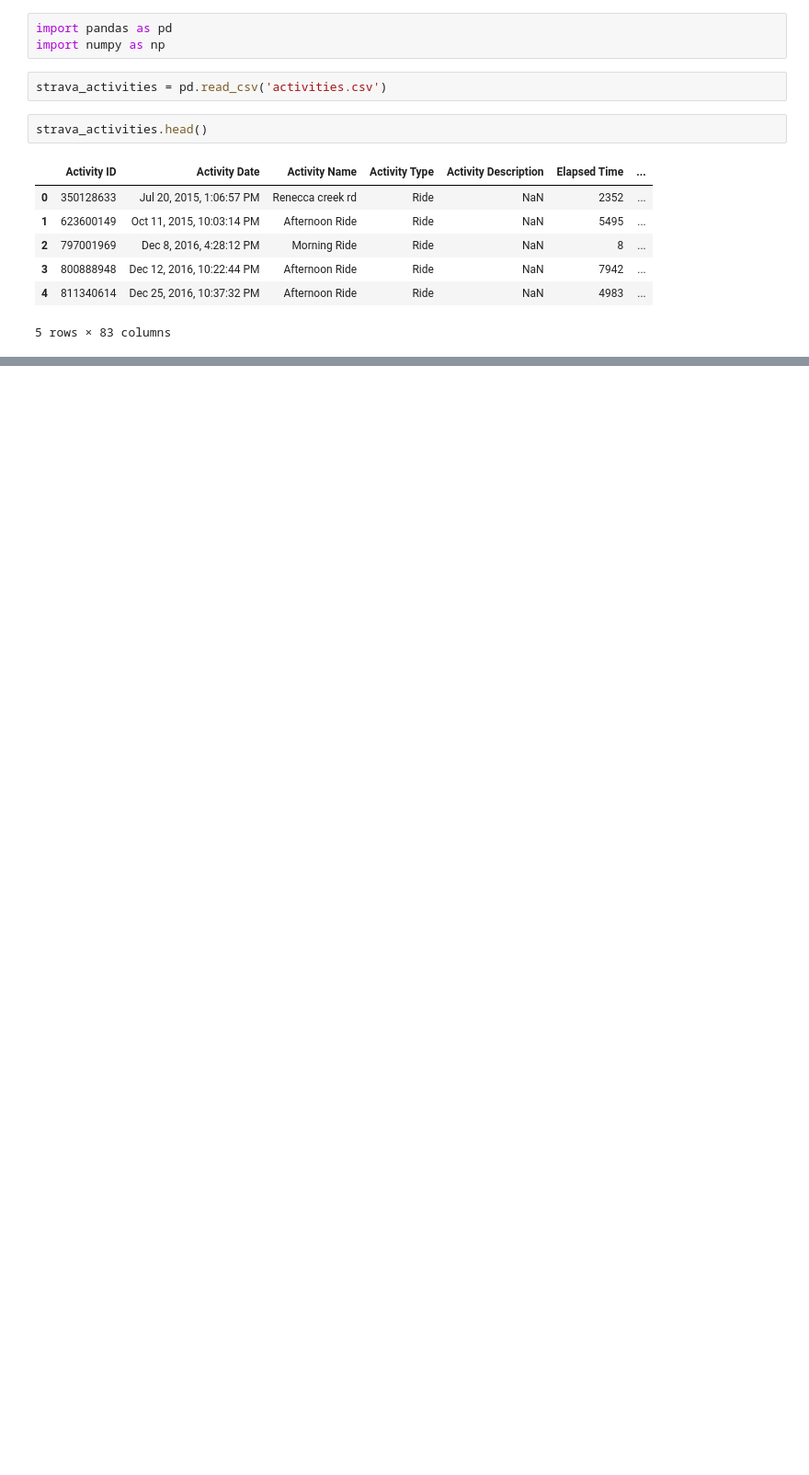
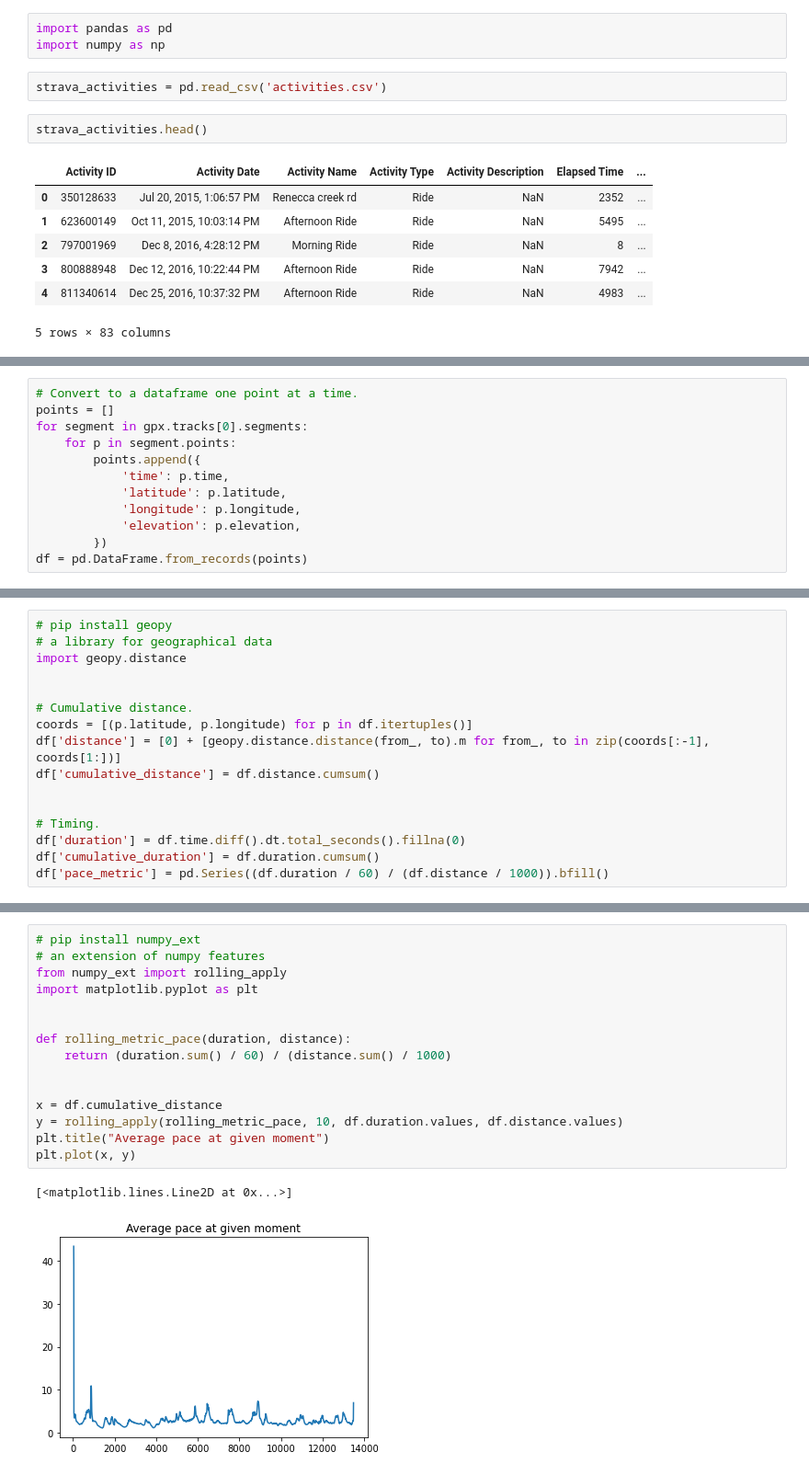
Before and after one commit to brianclements03/my_strava_project, a Jupyter notebook: initial_strava_explore.ipynb, the cells around one changed output, grey strips where cells are left out. Shown: that part at 92% size. Cells and saved outputs as stored; diff of their text form; blank space fills up the shorter version.

Commit message:
use gpxpy to parse my first activity and plot speeds and elevations

```diff
--- a/initial_strava_explore.ipynb
+++ b/initial_strava_explore.ipynb
@@ -15,0 +52,12 @@ strava_activities.head()
+# %%
+# Convert to a dataframe one point at a time.
+points = []
+for segment in gpx.tracks[0].segments:
+    for p in segment.points:
+        points.append({
+            'time': p.time,
+            'latitude': p.latitude,
+            'longitude': p.longitude,
+            'elevation': p.elevation,
+        })
+df = pd.DataFrame.from_records(points)
@@ -15,0 +80,16 @@ strava_activities.head()
+# %%
+# pip install geopy
+# a library for geographical data
+import geopy.distance
+
+
+# Cumulative distance.
+coords = [(p.latitude, p.longitude) for p in df.itertuples()]
+df['distance'] = [0] + [geopy.distance.distance(from_, to).m for from_, to in zip(coords[:-1], coords[1:])]
+df['cumulative_distance'] = df.distance.cumsum()
+
+
+# Timing.
+df['duration'] = df.time.diff().dt.total_seconds().fillna(0)
+df['cumulative_duration'] = df.duration.cumsum()
+df['pace_metric'] = pd.Series((df.duration / 60) / (df.distance / 1000)).bfill()
@@ -15,0 +112,18 @@ strava_activities.head()
+# %%
+# pip install numpy_ext
+# an extension of numpy features
+from numpy_ext import rolling_apply
+import matplotlib.pyplot as plt
+
+
+def rolling_metric_pace(duration, distance):
+    return (duration.sum() / 60) / (distance.sum() / 1000)
+
+
+x = df.cumulative_distance
+y = rolling_apply(rolling_metric_pace, 10, df.duration.values, df.distance.values)
+plt.title("Average pace at given moment")
+plt.plot(x, y)
+# %% [output]
+[<matplotlib.lines.Line2D at 0x...>]
+[figure, added]
```
Also changed, not shown: parts of 12 cells of this notebook.
